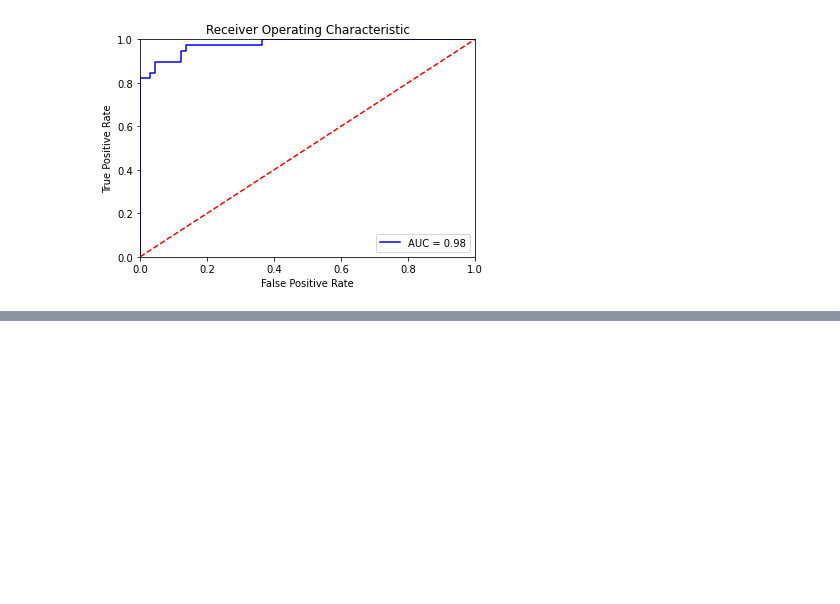
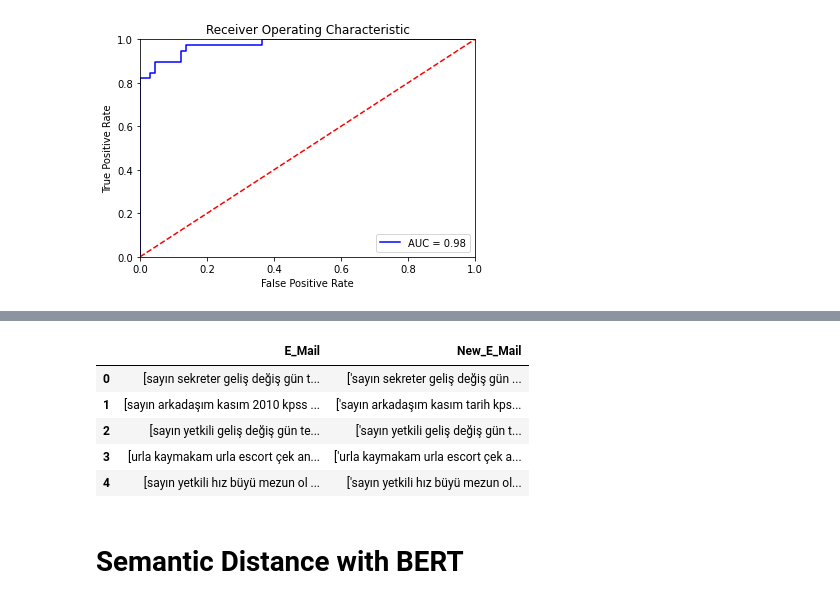
Before and after one commit to azizibahram/TurkishSpamFilterEnhancement-NLP, a Jupyter notebook: baseline.ipynb, the cells around one changed output, grey strips where cells are left out. Cells and saved outputs as stored; diff of their text form; code cells hidden in the pictures; blank space fills up the shorter version.

```diff
--- a/prep-with-first-and-second-approach.ipynb
+++ b/baseline.ipynb
@@ -570,0 +618,12 @@ AUC for our classifier is: 0.9778554778554779
+# %%
+#applying distilBERT version of NLPAug
+dfaug2=df
+dfaug2["E_Mail"]= dfaug2.apply(lambda x: augie2(x["E_Mail"]), axis=1)
+dfaug2.head()
+# %% [output]
+|  | E_Mail | New_E_Mail |
+| 0 | [sayın sekreter geliş değiş gün t... | ['sayın sekreter geliş değiş gün ... |
+| 1 | [sayın arkadaşım kasım 2010 kpss ... | ['sayın arkadaşım kasım tarih kps... |
+| 2 | [sayın yetkili geliş değiş gün te... | ['sayın yetkili geliş değiş gün t... |
+| 3 | [urla kaymakam urla escort çek an... | ['urla kaymakam urla escort çek a... |
+| 4 | [sayın yetkili hız büyü mezun ol ... | ['sayın yetkili hız büyü mezun ol... |
@@ -570,0 +644,2 @@ AUC for our classifier is: 0.9778554778554779
+# %% [markdown]
+# Semantic Distance with BERT
```
Also changed, not shown: parts of 17 cells of this notebook.
